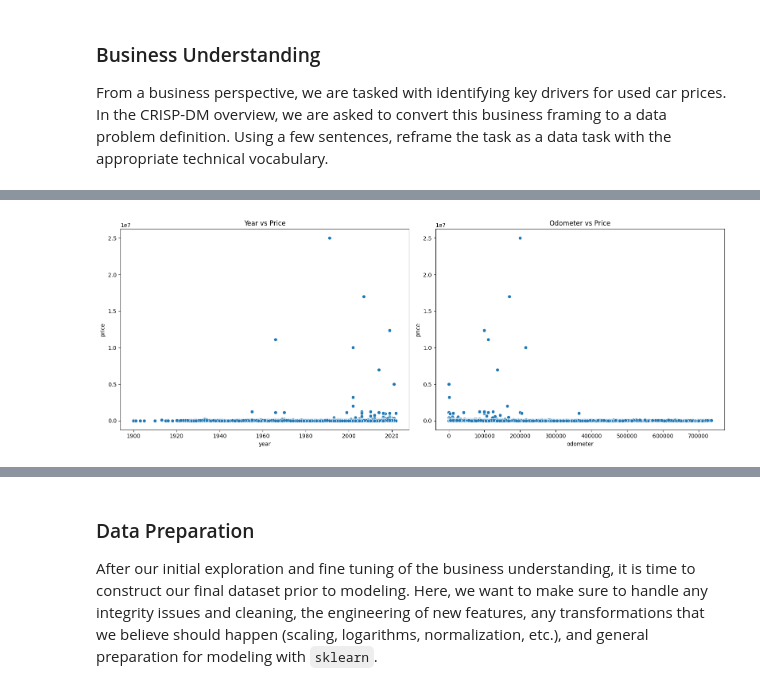
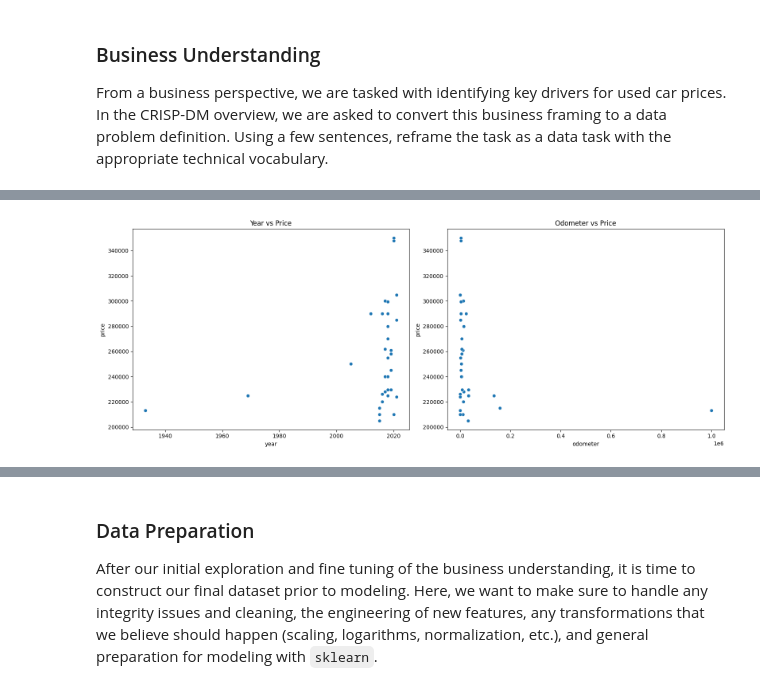
Before and after one commit to Soha1950/As11.1, a Jupyter notebook: prompt_II.ipynb, the cells around one changed output, grey strips where cells are left out. Drawn from its saved outputs; the diff is of its cells as text; code cells hidden in the pictures.

```diff
--- a/prompt_II.ipynb
+++ b/prompt_II.ipynb
@@ -179,0 +43,2 @@ Index(['id', 'price', 'year', 'odometer', 'vehicle_age'], dtype='object')
+# %%
+df_new=df[(df['price']> 200000) & (df['price']< 400000)]
@@ -180,21 +53,22 @@ Index(['id', 'price', 'year', 'odometer', 'vehicle_age'], dtype='object')
 # %%
-# Visualize relationships between features and the target variable 'price'
+import seaborn as sns
+import matplotlib.pyplot as plt
 plt.figure(figsize=(16, 6))
 
 # Scatter plot for 'year' vs 'price'
 plt.subplot(1, 2, 1)
-sns.scatterplot(x='year', y='price', data=df)
+sns.scatterplot(x='year', y='price', data=df_new)
 plt.title('Year vs Price')
 
 # Scatter plot for 'odometer' vs 'price'
 plt.subplot(1, 2, 2)
-sns.scatterplot(x='odometer', y='price', data=df)
+sns.scatterplot(x='odometer', y='price', data=df_new)
 plt.title('Odometer vs Price')
 
 plt.tight_layout()
 plt.show()
 # %% [output]
-[figure, old version]
+[figure, new version]
 # %%
 
 from sklearn.preprocessing import LabelEncoder, StandardScaler
```
Also changed, not shown: parts of 30 cells of this notebook.
